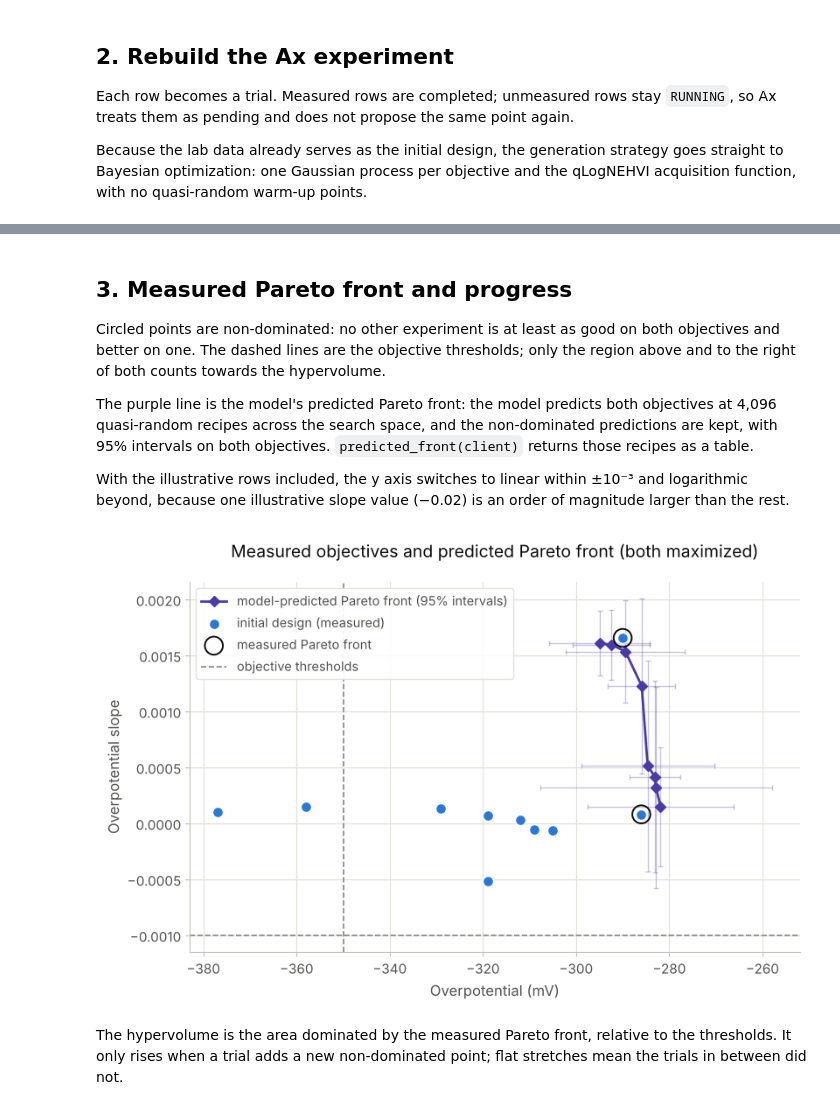
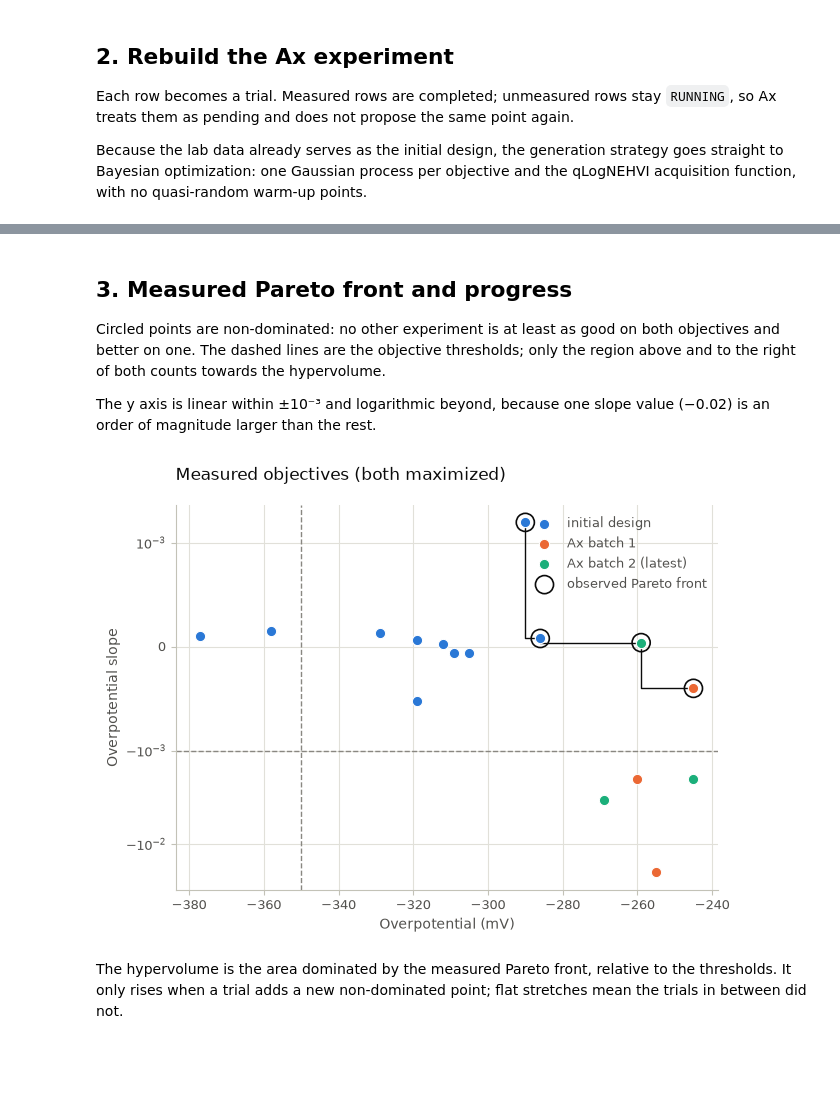
Before and after one commit to michailmitsakis/Ax_bayes_opt_NiW, a Jupyter notebook: niw_optimization.ipynb, the cells around one changed output, grey strips where cells are left out. Drawn from its saved outputs; the diff is of its cells as text; code cells hidden in the pictures; blank space fills up the shorter version.

```diff
--- a/niw_optimization.ipynb
+++ b/niw_optimization.ipynb
@@ -73,0 +48,3 @@ table
+# %%
+df = load_experiments(DATA)
+df
@@ -98,13 +99,11 @@ client.summarize()
 
 Circled points are non-dominated: no other experiment is at least as good on both objectives and better on one. The dashed lines are the objective thresholds; only the region above and to the right of both counts towards the hypervolume.
 
-The purple line is the model's predicted Pareto front: the model predicts both objectives at 4,096 quasi-random recipes across the search space, and the non-dominated predictions are kept, with 95% intervals on both objectives. `predicted_front(client)` returns those recipes as a table.
-
-With the illustrative rows included, the y axis switches to linear within ±10⁻³ and logarithmic beyond, because one illustrative slope value (−0.02) is an order of magnitude larger than the rest.
+The y axis is linear within ±10⁻³ and logarithmic beyond, because one slope value (−0.02) is an order of magnitude larger than the rest.
 # %%
-plot_observed_front(df, client=client, symlog_y=1e-3 if INCLUDE_ILLUSTRATIVE else None);
+plot_observed_front(df, symlog_y=1e-3);
 # %% [output]
-[figure, old version]
+[figure, new version]
 # %% [markdown]
 The hypervolume is the area dominated by the measured Pareto front, relative to the thresholds. It only rises when a trial adds a new non-dominated point; flat stretches mean the trials in between did not.
 # %%
```
Also changed, not shown: parts of 16 cells of this notebook.
